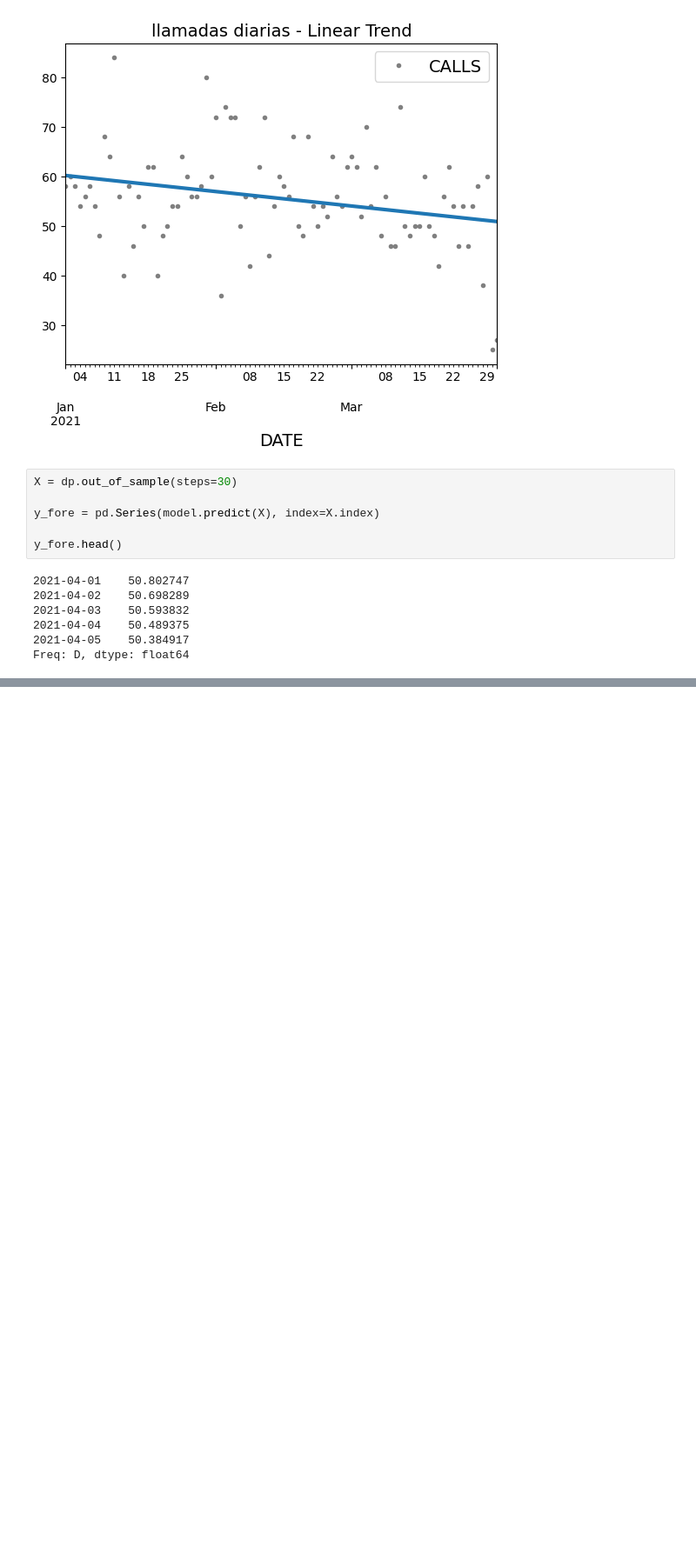
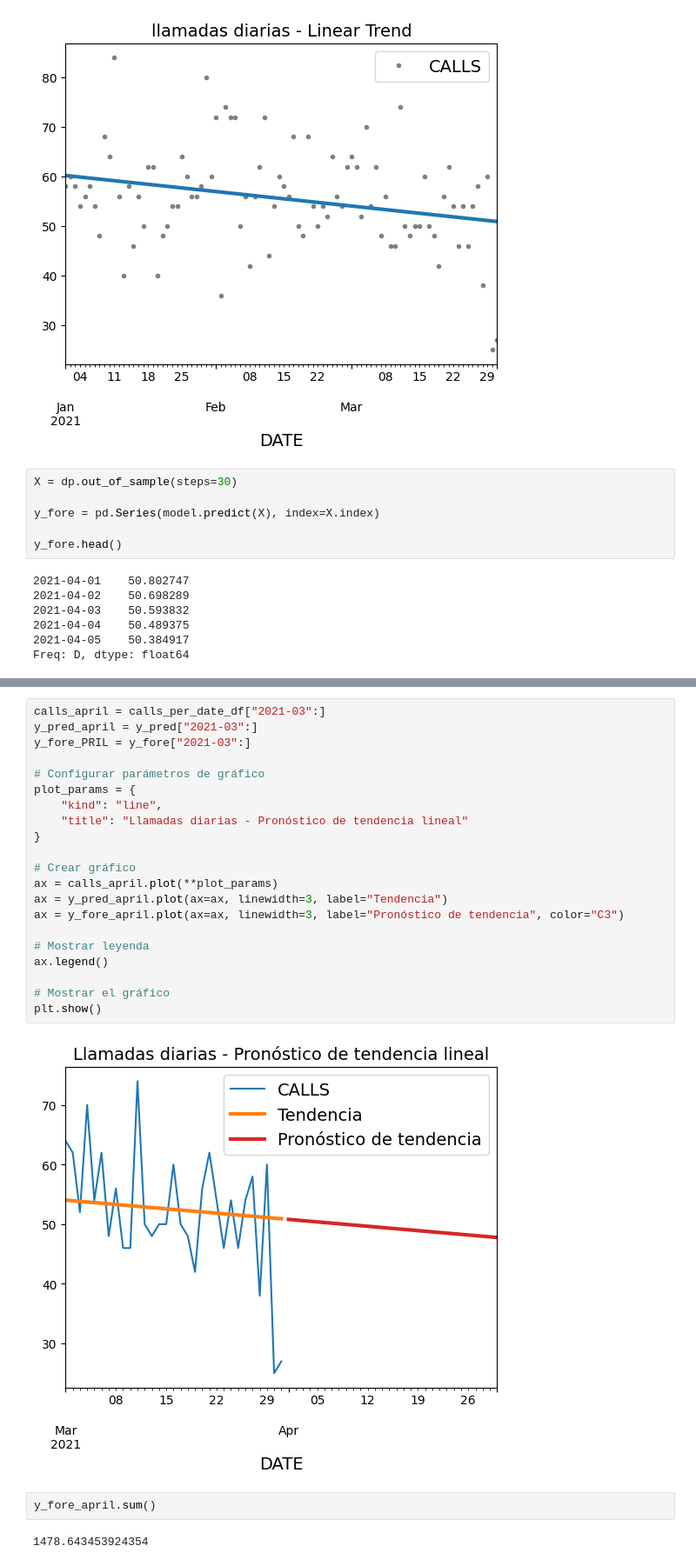
Before and after one commit to PABLOXAVIERMENDEZ/PROYECTO_MLP_PABLO_XAVIER_MENDEZ, a Jupyter notebook: src/model/my_model.ipynb, the cells around one changed output, grey strips where cells are left out. Shown at 87% size. Cells and saved outputs as stored; diff of their text form; blank space fills up the shorter version.

```diff
--- a/src/model/my_model.ipynb
+++ b/src/model/my_model.ipynb
@@ -315,0 +328,27 @@ _ = ax.legend()
+# %%
+calls_april = calls_per_date_df["2021-03":]
+y_pred_april = y_pred["2021-03":]
+y_fore_PRIL = y_fore["2021-03":]
+
+# Configurar parámetros de gráfico
+plot_params = {
+    "kind": "line",
+    "title": "Llamadas diarias - Pronóstico de tendencia lineal"
+}
+
+# Crear gráfico
+ax = calls_april.plot(**plot_params)
+ax = y_pred_april.plot(ax=ax, linewidth=3, label="Tendencia")
+ax = y_fore_april.plot(ax=ax, linewidth=3, label="Pronóstico de tendencia", color="C3")
+
+# Mostrar leyenda
+ax.legend()
+
+# Mostrar el gráfico
+plt.show()
+# %% [output]
+[figure, added]
+# %%
+y_fore_april.sum()
+# %% [output]
+1478.643453924354
```
Also changed, not shown: parts of 2 cells of this notebook.
